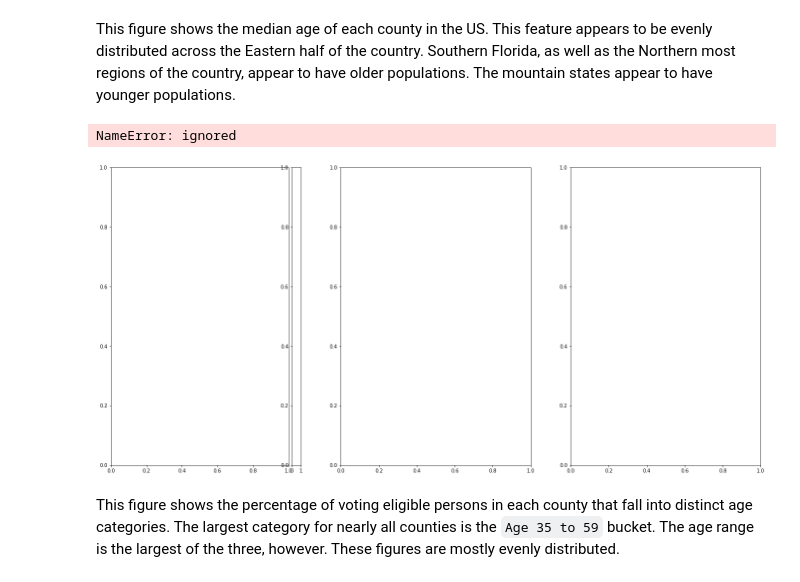
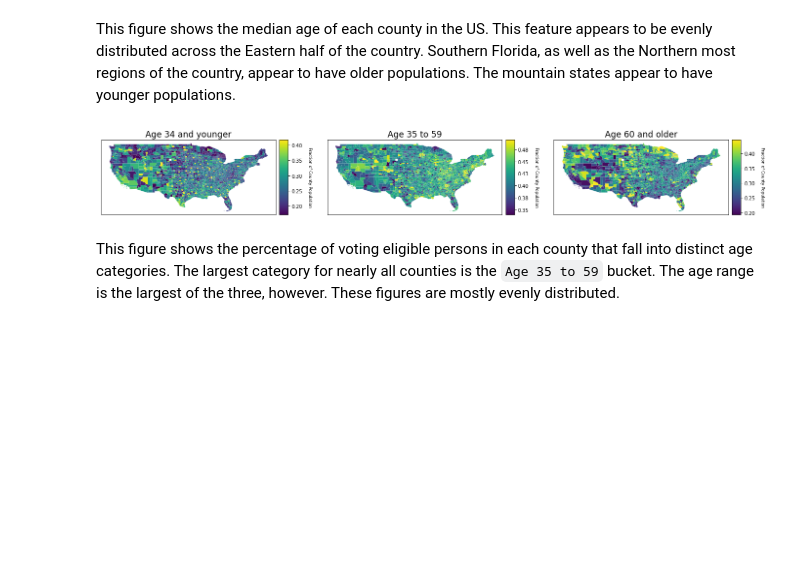
Before and after one commit to DesiPilla/demographics-voterid-turnout, a Jupyter notebook: MLPP_Project_Proposal_Group_2.ipynb, the cells around one changed output. Drawn from its saved outputs; the diff is of its cells as text; code cells hidden in the pictures; blank space fills up the shorter version.

```diff
--- a/MLPP_Project_Proposal_Group_2.ipynb
+++ b/MLPP_Project_Proposal_Group_2.ipynb
@@ -498,35 +501,34 @@ This figure shows the median age of each county in the US. This feature appears
 # %%
 cols = ['34_younger', '35_to_59', '60_older']
 titles = ['Age 34 and younger', 'Age 35 to 59', 'Age 60 and older']
 
 fig, ax = plt.subplots(1, 3, figsize=(20, 10))
 fig.tight_layout(pad=5)
 for i in range(3):
     # Add colorbar of appropriate size
     divider = make_axes_locatable(ax[i])
     cax = divider.append_axes("right", size="5%", pad=0.1)
-    tot = len(gdf[col])
+    tot = len(data_mainland[cols[i]])
     min_lim, max_lim = list(data_mainland[cols[i]].sort_values())[int(tot*0.02)], list(data_mainland[cols[i]].sort_values())[int(tot*0.98)]
     sm = plt.cm.ScalarMappable(cmap='viridis', norm=plt.Normalize(vmin=min_lim, vmax=max_lim))
     sm._A = []
     cbar = fig.colorbar(sm, cax=cax, format='%.2f')
     cbar.set_label('Fraction of County Population', labelpad=20, rotation=270, fontsize='small')
 
     # Plot info
     data_mainland.plot(cols[i], ax=ax[i], cmap='viridis', vmin=min_lim, vmax=max_lim);
 
     # Remove axis ticks
     ax[i].set_xticks([])
     ax[i].set_yticks([])
 
     # Label
     ax[i].set_title(titles[i], fontsize='xx-large')
 
 fig.show();
 fig.savefig('/content/drive/My Drive/MLPP Project/Pictures/age_distributions.png', clobber=True);
 # %% [output]
-NameError: ignored
-[figure, old version]
+[figure, new version]
 # %% [markdown]
 This figure shows the percentage of voting eligible persons in each county that fall into distinct age categories. The largest category for nearly all counties is the `Age 35 to 59` bucket. The age range is the largest of the three, however. These figures are mostly evenly distributed.
 # %%
```
Also changed, not shown: parts of 12 cells of this notebook.
